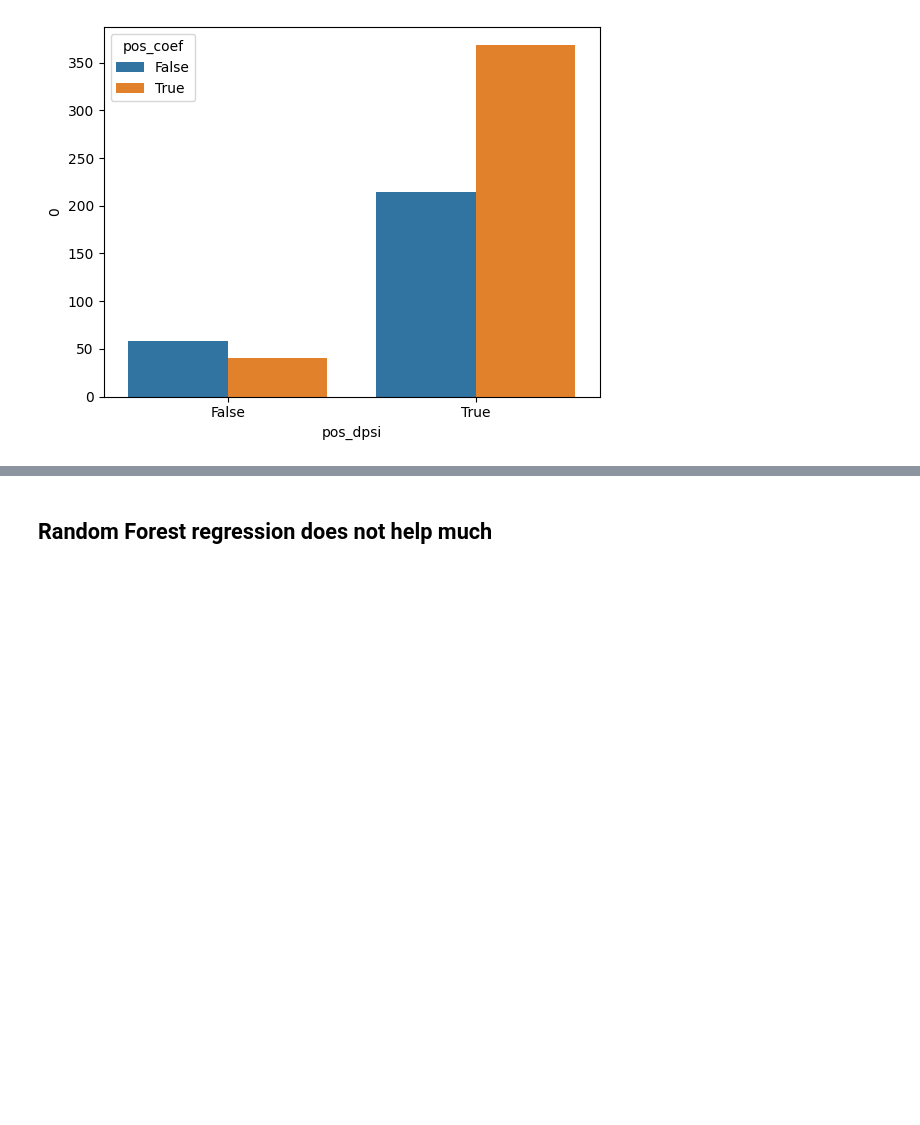
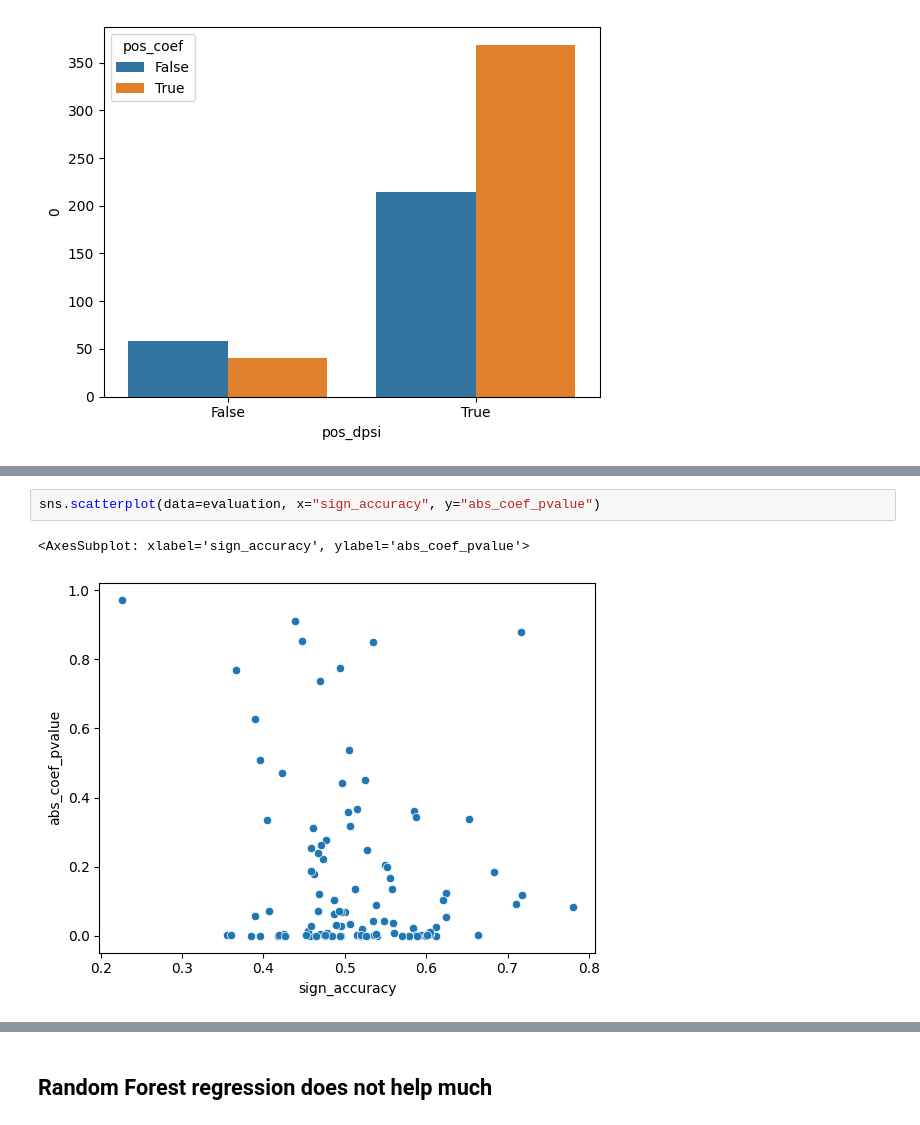
Before and after one commit to MiqG/publication_viper_splicing, a Jupyter notebook: workflows/validation_activity/20230619-eda_genexpr_sf_vs_psi_exons.ipynb, the cells around one changed output, grey strips where cells are left out. Saved outputs shown, nothing was run; the diff lists cells and outputs as text; blank space fills up the shorter version.

```diff
--- a/workflows/validation_activity/20230619-eda_genexpr_sf_vs_psi_exons.ipynb
+++ b/workflows/validation_activity/20230619-eda_genexpr_sf_vs_psi_exons.ipynb
@@ -307,0 +408,5 @@ plt.show()
+# %%
+sns.scatterplot(data=evaluation, x="sign_accuracy", y="abs_coef_pvalue")
+# %% [output]
+<AxesSubplot: xlabel='sign_accuracy', ylabel='abs_coef_pvalue'>
+[figure, added]
```
Also changed, not shown: parts of 13 cells of this notebook, 3 other files.
